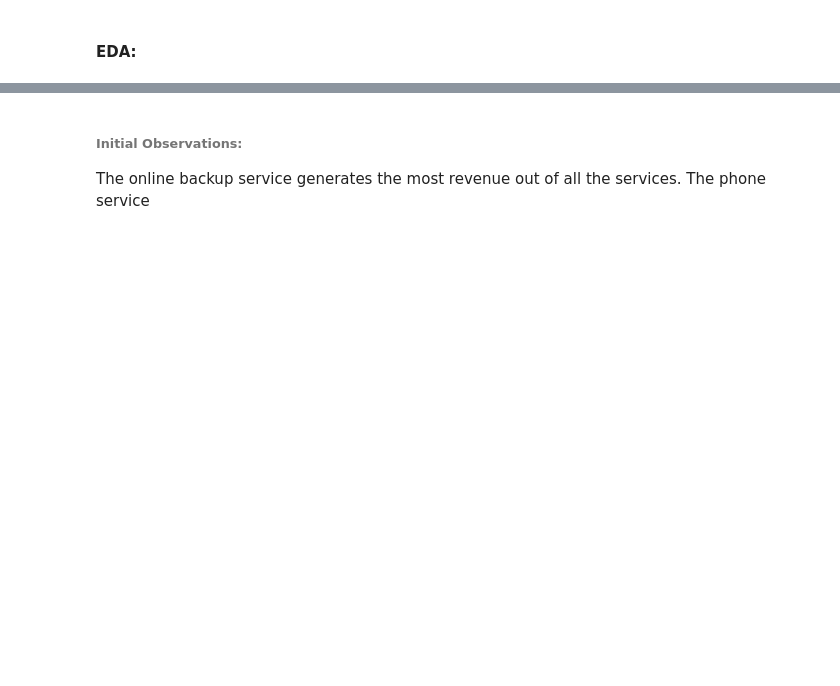
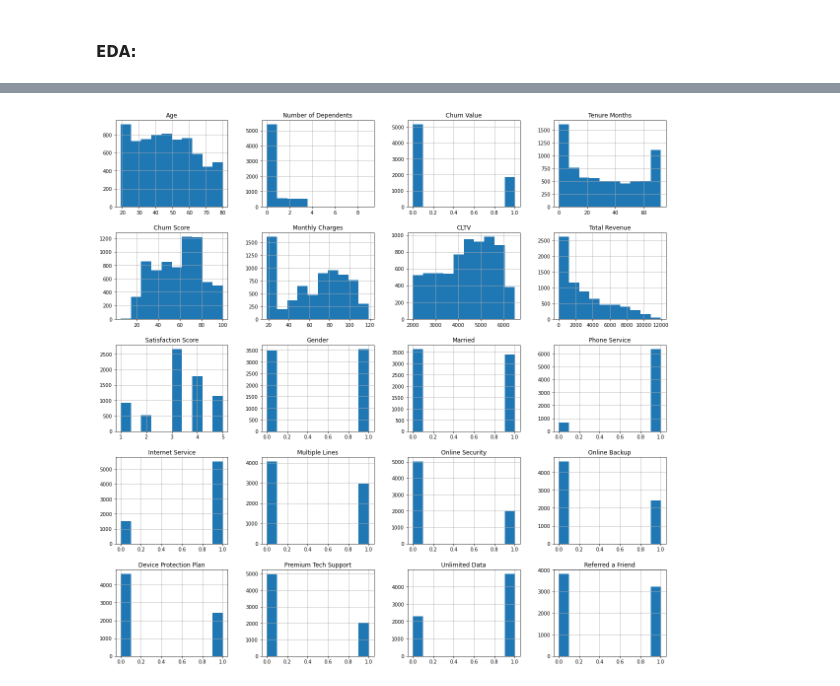
Before and after one commit to Ahmedmma72/Customer-Churn-Analysis-For-Telecommunication, a Jupyter notebook: Q10/q10.ipynb, the cells around one changed output, grey strips where cells are left out. Cells and saved outputs as stored; diff of their text form; code cells hidden in the pictures; blank space fills up the shorter version.

```diff
--- a/Q10/q10.ipynb
+++ b/Q10/q10.ipynb
@@ -55,0 +114,2 @@ dataset.isnull().sum()
+# %%
+status = pd.read_excel('../Dataset/Telco_customer_churn_status.xlsx')
@@ -55,0 +131,5 @@ dataset.isnull().sum()
+# %%
+columns = ['Customer ID', 'Satisfaction Score']
+status1 = status[columns]
+# %%
+dataset = pd.merge(dataset, status1, on='Customer ID')
@@ -55,0 +156,4 @@ dataset.isnull().sum()
+# %%
+Customer_ID = dataset['Customer ID']
+if 'Customer ID' in dataset.columns:
+    dataset.drop('Customer ID', axis=1, inplace=True)
@@ -112,4 +184,0 @@ print(dataset.groupby('Unlimited Data')['Total Revenue'].median())
-# %% [markdown]
-###### Initial Observations:
-
-The online backup service generates the most revenue out of all the services. The phone service
@@ -135,0 +185,6 @@ plt.show()
+# %%
+# visualoze the distribution of all the features
+dataset.hist(figsize=(20, 20))
+plt.show()
+# %% [output]
+[figure, added]
```
Also changed, not shown: parts of 44 cells of this notebook, 5 other files.
